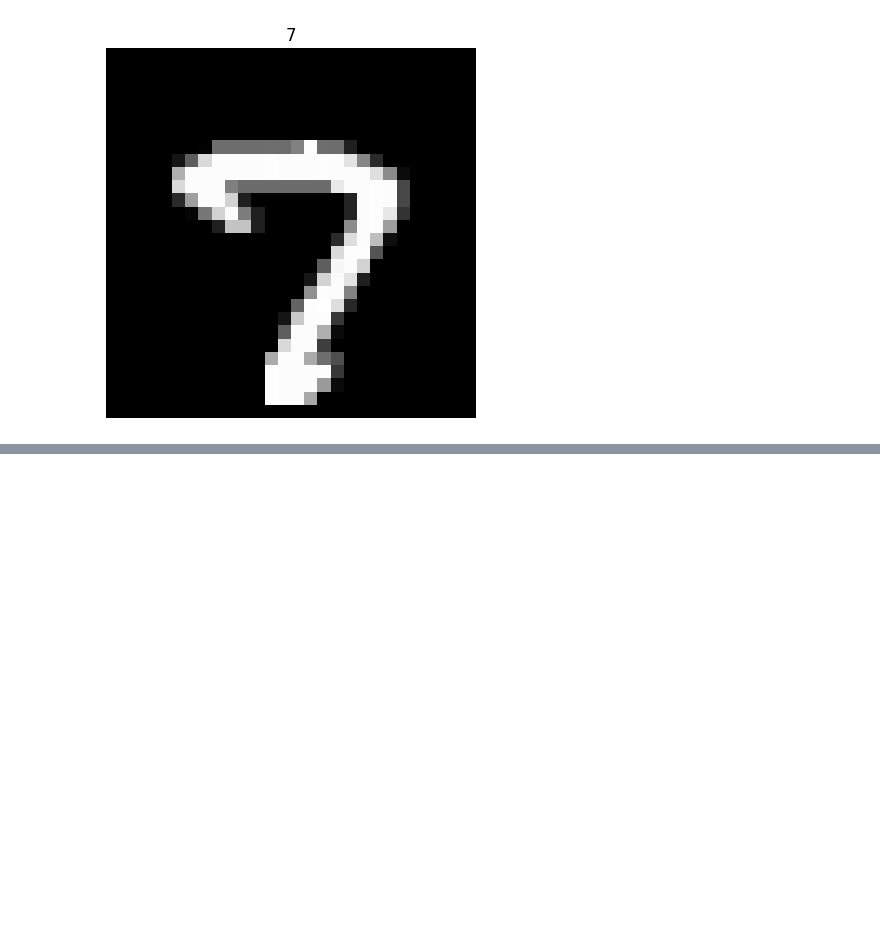
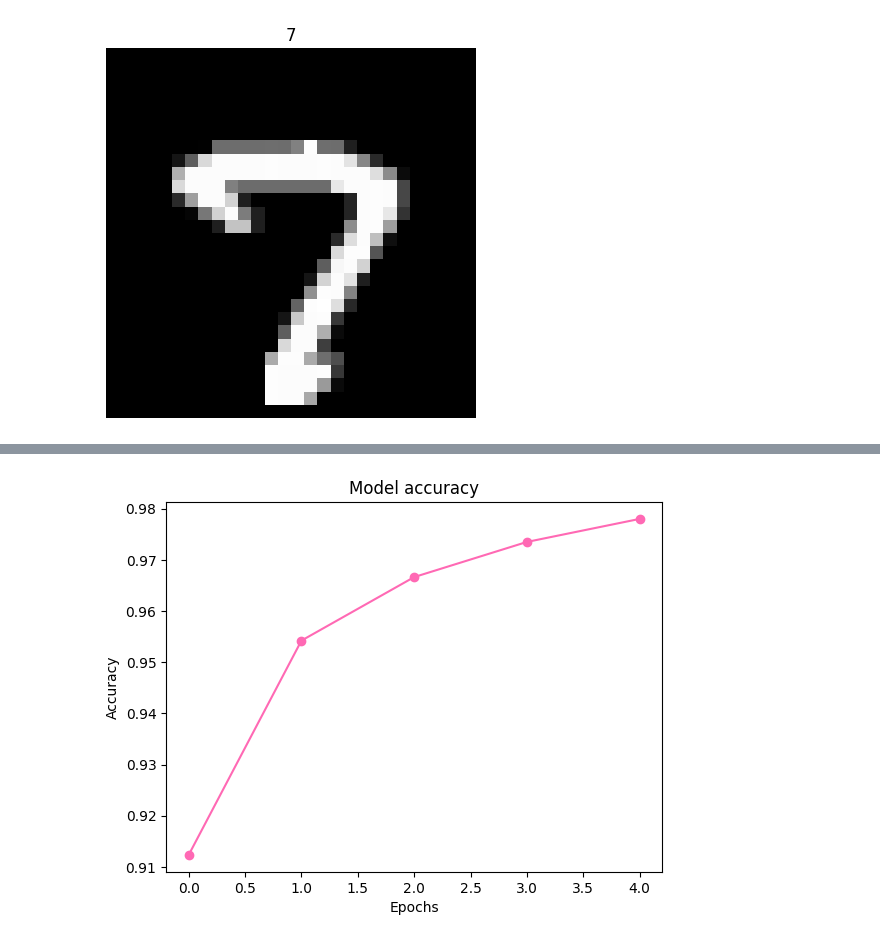
Before and after one commit to saulyaguana/handwritten-MNIST, a Jupyter notebook: handwritten-recognition.ipynb, the cells around one changed output, grey strips where cells are left out. Cells and saved outputs as stored; diff of their text form; code cells hidden in the pictures; blank space fills up the shorter version.

```diff
--- a/handwritten-recognition.ipynb
+++ b/handwritten-recognition.ipynb
@@ -33,0 +76,14 @@ plt.show()
+# %%
+model = Sequential(
+    [
+        Flatten(input_shape=(28, 28)),
+        Dense(64, activation="relu"),
+        Dense(10, activation="softmax")
+    ]
+)
+# %%
+model.compile(
+    optimizer="adam",
+    loss="sparse_categorical_crossentropy",
+    metrics=["accuracy"]
+)
@@ -33,0 +106,2 @@ plt.show()
+# %%
+history = model.fit(train_images, train_labels, epochs=5)
@@ -33,0 +119,9 @@ plt.show()
+# %%
+# plot the accuracy
+plt.plot(history.history["accuracy"], marker="o", color="hotpink")
+plt.title("Model accuracy")
+plt.xlabel("Epochs")
+plt.ylabel("Accuracy")
+plt.show()
+# %% [output]
+[figure, added]
```
Also changed, not shown: parts of 18 cells of this notebook.
